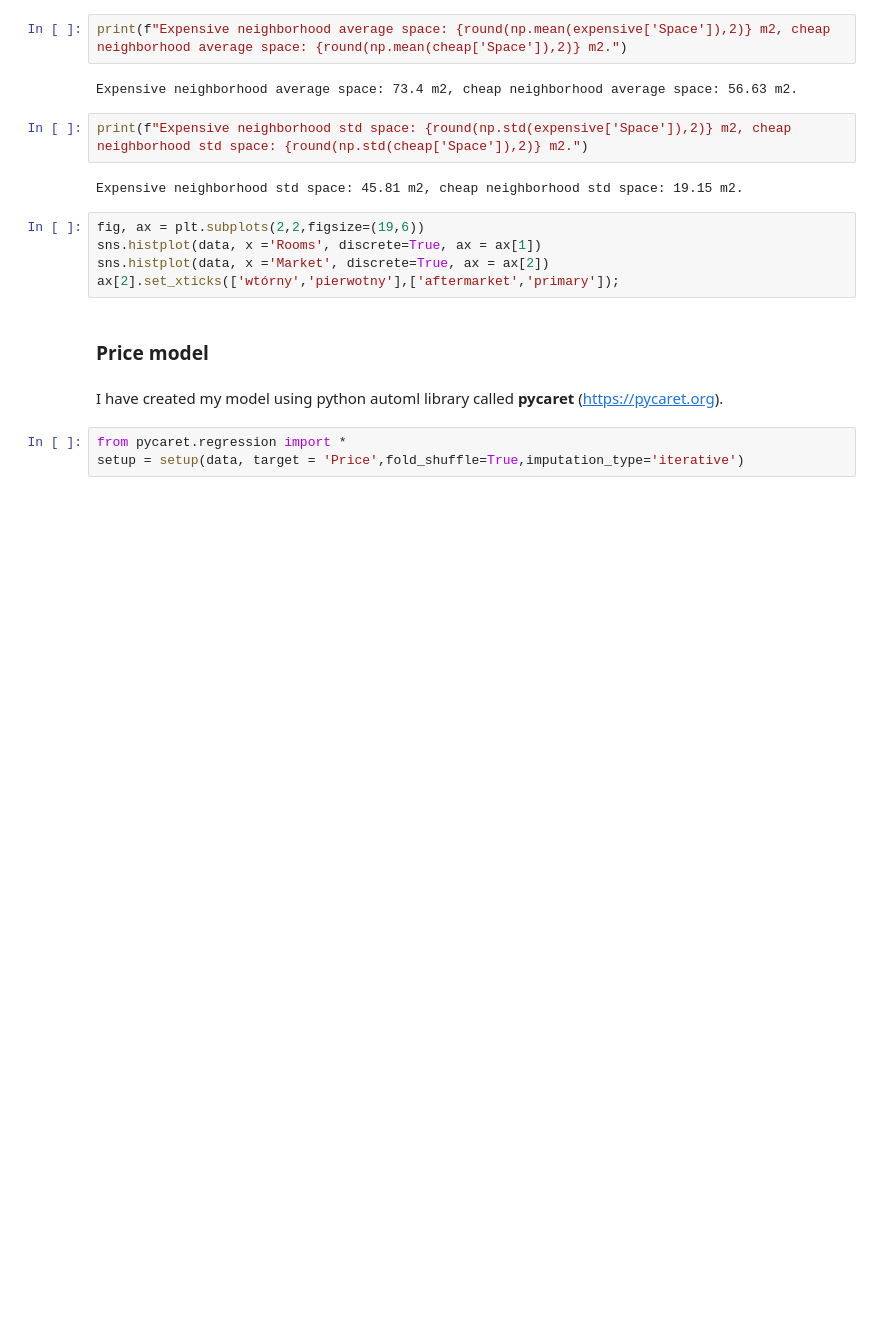
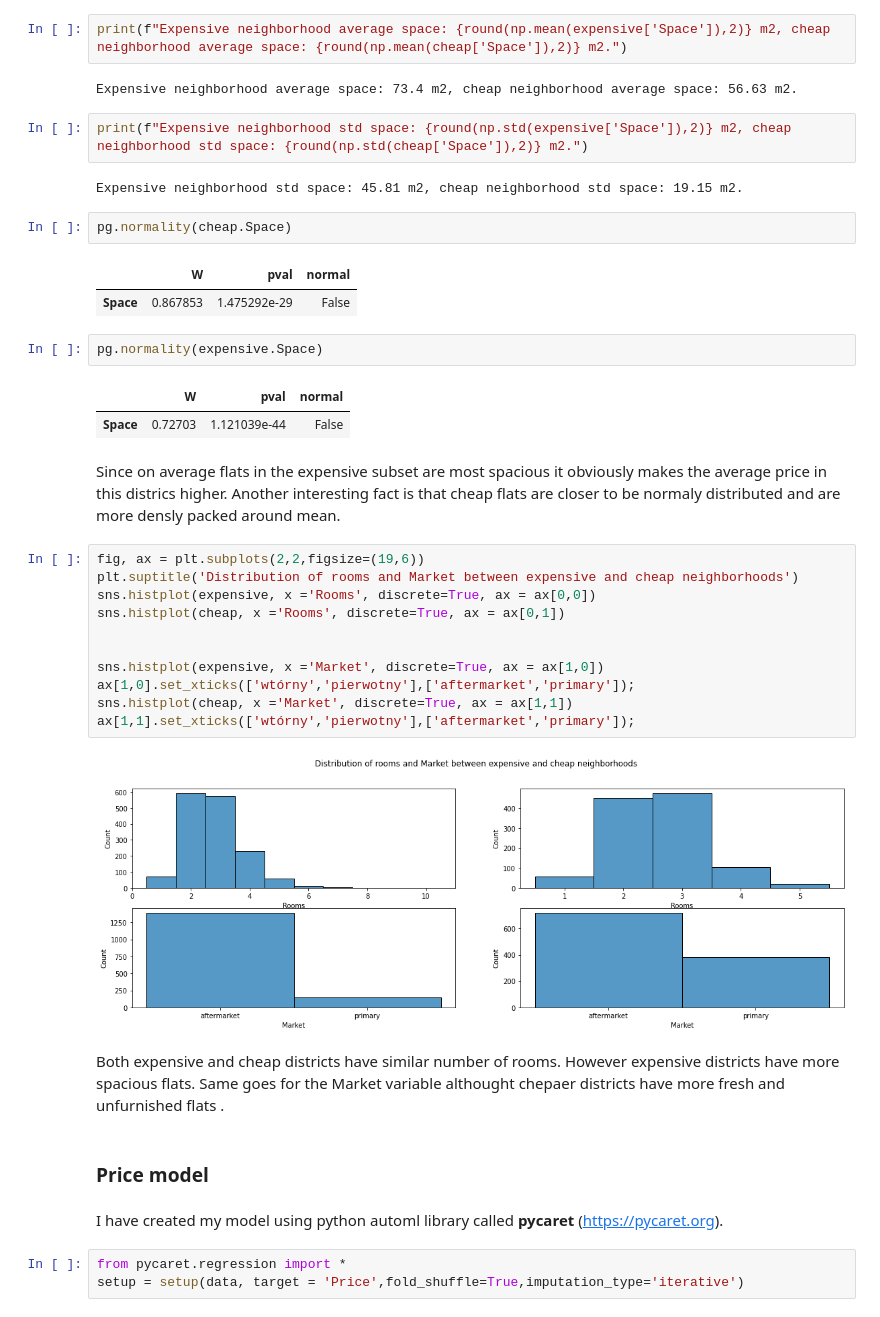
Before and after one commit to CarJung/Uni, a Jupyter notebook: Warsaw_flats/Report.ipynb, the cells around one changed output. Cells and saved outputs as stored; diff of their text form; blank space fills up the shorter version.

```diff
--- a/Warsaw_flats/Report.ipynb
+++ b/Warsaw_flats/Report.ipynb
@@ -240,11 +240,33 @@ Expensive neighborhood average space: 73.4 m2, cheap neighborhood average space:
 print(f"Expensive neighborhood std space: {round(np.std(expensive['Space']),2)} m2, cheap neighborhood std space: {round(np.std(cheap['Space']),2)} m2.")
 # %% [output]
 Expensive neighborhood std space: 45.81 m2, cheap neighborhood std space: 19.15 m2.
+# %%
+pg.normality(cheap.Space)
+# %% [output]
+|  | W | pval | normal |
+| Space | 0.867853 | 1.475292e-29 | False |
+# %%
+pg.normality(expensive.Space)
+# %% [output]
+|  | W | pval | normal |
+| Space | 0.72703 | 1.121039e-44 | False |
+# %% [markdown]
+Since on average flats in the expensive subset are most spacious it obviously makes the average price in this districs higher. Another interesting fact is that cheap flats are closer to be normaly distributed and are more densly packed around mean.
 # %%
 fig, ax = plt.subplots(2,2,figsize=(19,6))
-sns.histplot(data, x ='Rooms', discrete=True, ax = ax[1])
-sns.histplot(data, x ='Market', discrete=True, ax = ax[2])
-ax[2].set_xticks(['wtórny','pierwotny'],['aftermarket','primary']);
+plt.suptitle('Distribution of rooms and Market between expensive and cheap neighborhoods')
+sns.histplot(expensive, x ='Rooms', discrete=True, ax = ax[0,0])
+sns.histplot(cheap, x ='Rooms', discrete=True, ax = ax[0,1])
+
+
+sns.histplot(expensive, x ='Market', discrete=True, ax = ax[1,0])
+ax[1,0].set_xticks(['wtórny','pierwotny'],['aftermarket','primary']);
+sns.histplot(cheap, x ='Market', discrete=True, ax = ax[1,1])
+ax[1,1].set_xticks(['wtórny','pierwotny'],['aftermarket','primary']);
+# %% [output]
+[figure, added]
+# %% [markdown]
+Both expensive and cheap districts have similar number of rooms. However expensive districts have more spacious flats. Same goes for the Market variable althought chepaer districts have more fresh and unfurnished flats .
 # %% [markdown]
 ### Price model
 # %% [markdown]
```
Also changed, not shown: parts of 4 cells of this notebook.
